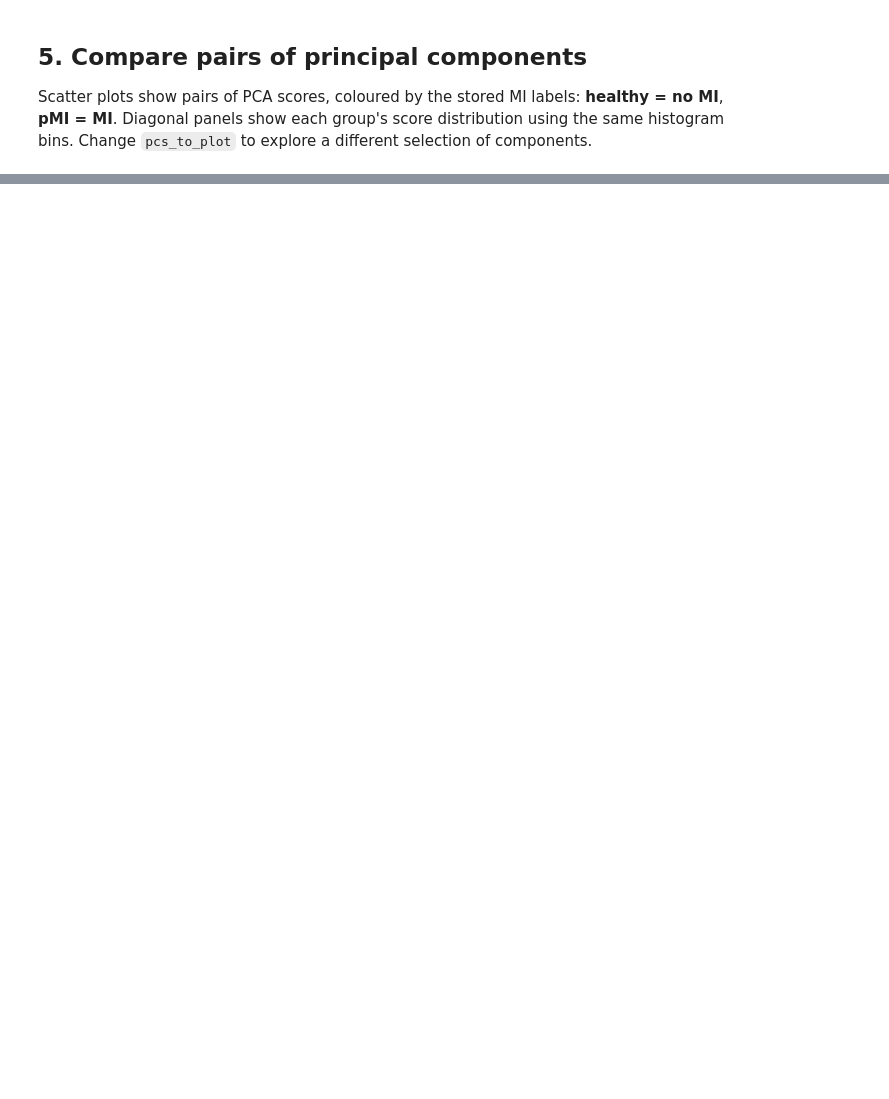
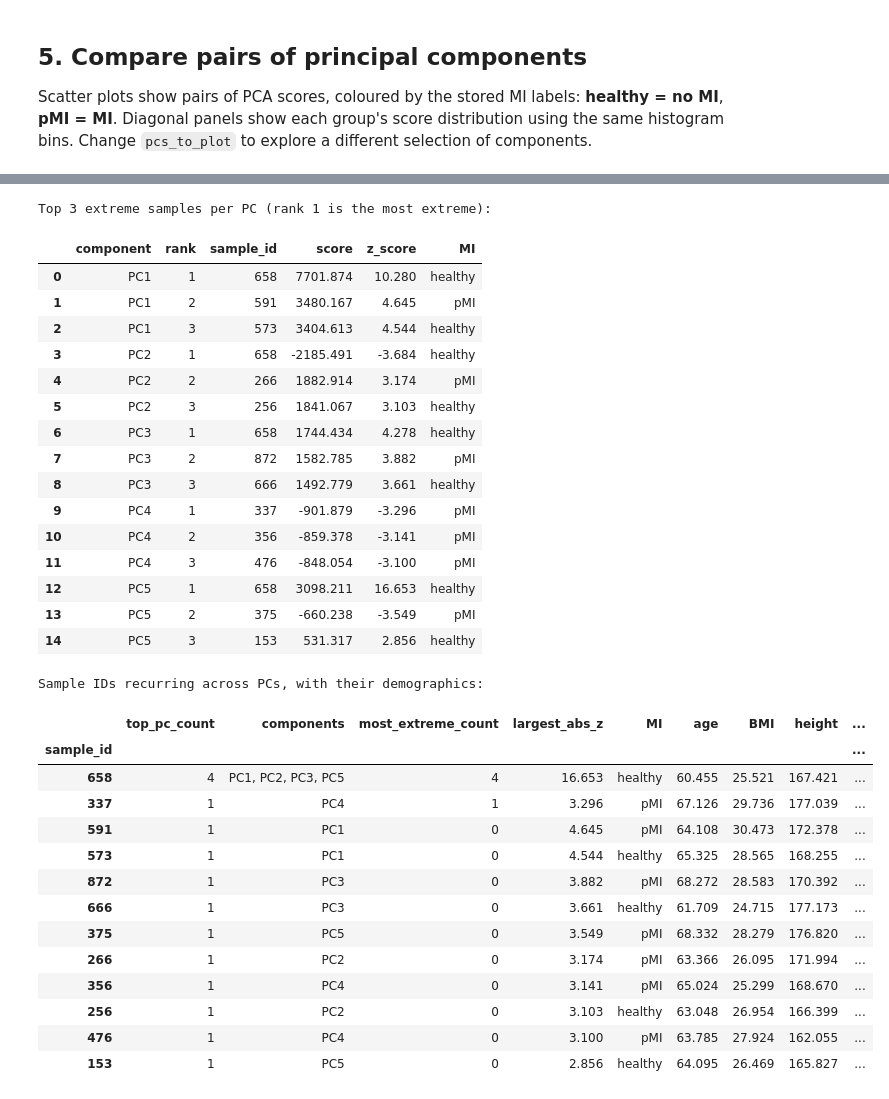
Before and after one commit to shilohbaum/introml_myocardial_infarction, a Jupyter notebook: notebooks/pca.ipynb, the cells around one changed output, grey strips where cells are left out. Cells and saved outputs as stored; diff of their text form; code cells hidden in the pictures; blank space fills up the shorter version.

```diff
--- a/notebooks/pca.ipynb
+++ b/notebooks/pca.ipynb
@@ -235,0 +249,73 @@ plt.show()
+# %%
+top_n = 3  # Number of extreme samples to list for each plotted PC.
+pc_scores = scores_df[pcs_to_plot]
+score_std = pc_scores.std(ddof=1).replace(0, np.nan)
+z_scores = (pc_scores - pc_scores.mean()) / score_std
+
+extreme_rows = []
+for pc in pcs_to_plot:
+    # Absolute values include both tails; retain the signed score below.
+    extreme_ids = z_scores[pc].abs().dropna().nlargest(top_n).index
+    for rank, sample_id in enumerate(extreme_ids, start=1):
+        extreme_rows.append({
+            "component": pc,
+            "rank": rank,
+            "sample_id": sample_id,
+            "score": scores_df.loc[sample_id, pc],
+            "z_score": z_scores.loc[sample_id, pc],
+            "abs_z": abs(z_scores.loc[sample_id, pc]),
+            "MI": demographics.loc[sample_id, "MI"],
+        })
+
+extreme_scores = pd.DataFrame(extreme_rows)
+if extreme_scores.empty:
+    print("No varying components are available to rank.")
+else:
+    print(f"Top {top_n} extreme samples per PC (rank 1 is the most extreme):")
+    display(extreme_scores.drop(columns="abs_z").round(3))
+
+    recurring_samples = extreme_scores.groupby("sample_id").agg(
+        top_pc_count=("component", "nunique"),
+        components=("component", lambda values: ", ".join(values)),
+        most_extreme_count=("rank", lambda ranks: (ranks == 1).sum()),
+        largest_abs_z=("abs_z", "max"),
+    ).join(demographics)
+    recurring_samples = recurring_samples.sort_values(
+        ["most_extreme_count", "top_pc_count", "largest_abs_z"],
+        ascending=False,
+    )
+    print("Sample IDs recurring across PCs, with their demographics:")
+    display(recurring_samples.round(3))
+# %% [output]
+Top 3 extreme samples per PC (rank 1 is the most extreme):
+|  | component | rank | sample_id | score | z_score | MI |
+| 0 | PC1 | 1 | 658 | 7701.874 | 10.280 | healthy |
+| 1 | PC1 | 2 | 591 | 3480.167 | 4.645 | pMI |
+| 2 | PC1 | 3 | 573 | 3404.613 | 4.544 | healthy |
+| 3 | PC2 | 1 | 658 | -2185.491 | -3.684 | healthy |
+| 4 | PC2 | 2 | 266 | 1882.914 | 3.174 | pMI |
+| 5 | PC2 | 3 | 256 | 1841.067 | 3.103 | healthy |
+| 6 | PC3 | 1 | 658 | 1744.434 | 4.278 | healthy |
+| 7 | PC3 | 2 | 872 | 1582.785 | 3.882 | pMI |
+| 8 | PC3 | 3 | 666 | 1492.779 | 3.661 | healthy |
+| 9 | PC4 | 1 | 337 | -901.879 | -3.296 | pMI |
+| 10 | PC4 | 2 | 356 | -859.378 | -3.141 | pMI |
+| 11 | PC4 | 3 | 476 | -848.054 | -3.100 | pMI |
+| 12 | PC5 | 1 | 658 | 3098.211 | 16.653 | healthy |
+| 13 | PC5 | 2 | 375 | -660.238 | -3.549 | pMI |
+| 14 | PC5 | 3 | 153 | 531.317 | 2.856 | healthy |
+Sample IDs recurring across PCs, with their demographics:
+|  | top_pc_count | components | most_extreme_count | largest_abs_z | MI | age | BMI | height | ... |
+| sample_id |  |  |  |  |  |  |  |  | ... |
+| 658 | 4 | PC1, PC2, PC3, PC5 | 4 | 16.653 | healthy | 60.455 | 25.521 | 167.421 | ... |
+| 337 | 1 | PC4 | 1 | 3.296 | pMI | 67.126 | 29.736 | 177.039 | ... |
+| 591 | 1 | PC1 | 0 | 4.645 | pMI | 64.108 | 30.473 | 172.378 | ... |
+| 573 | 1 | PC1 | 0 | 4.544 | healthy | 65.325 | 28.565 | 168.255 | ... |
+| 872 | 1 | PC3 | 0 | 3.882 | pMI | 68.272 | 28.583 | 170.392 | ... |
+| 666 | 1 | PC3 | 0 | 3.661 | healthy | 61.709 | 24.715 | 177.173 | ... |
+| 375 | 1 | PC5 | 0 | 3.549 | pMI | 68.332 | 28.279 | 176.820 | ... |
+| 266 | 1 | PC2 | 0 | 3.174 | pMI | 63.366 | 26.095 | 171.994 | ... |
+| 356 | 1 | PC4 | 0 | 3.141 | pMI | 65.024 | 25.299 | 168.670 | ... |
+| 256 | 1 | PC2 | 0 | 3.103 | healthy | 63.048 | 26.954 | 166.399 | ... |
+| 476 | 1 | PC4 | 0 | 3.100 | pMI | 63.785 | 27.924 | 162.055 | ... |
+| 153 | 1 | PC5 | 0 | 2.856 | healthy | 64.095 | 26.469 | 165.827 | ... |
```
Also changed, not shown: parts of 6 cells of this notebook, 1 other file.
